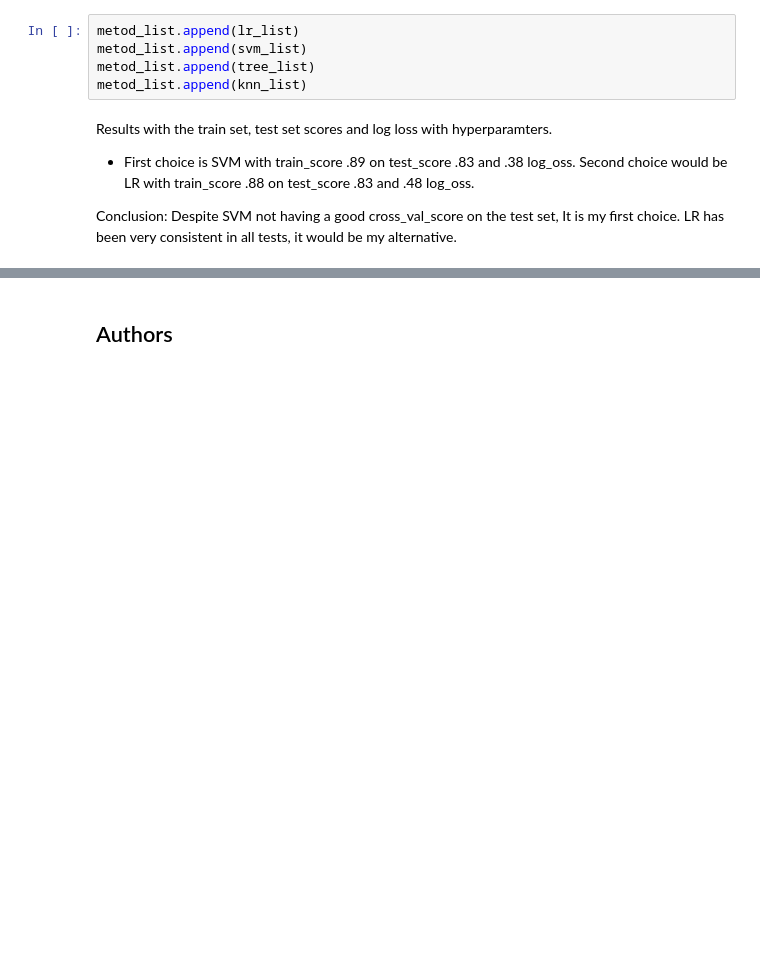
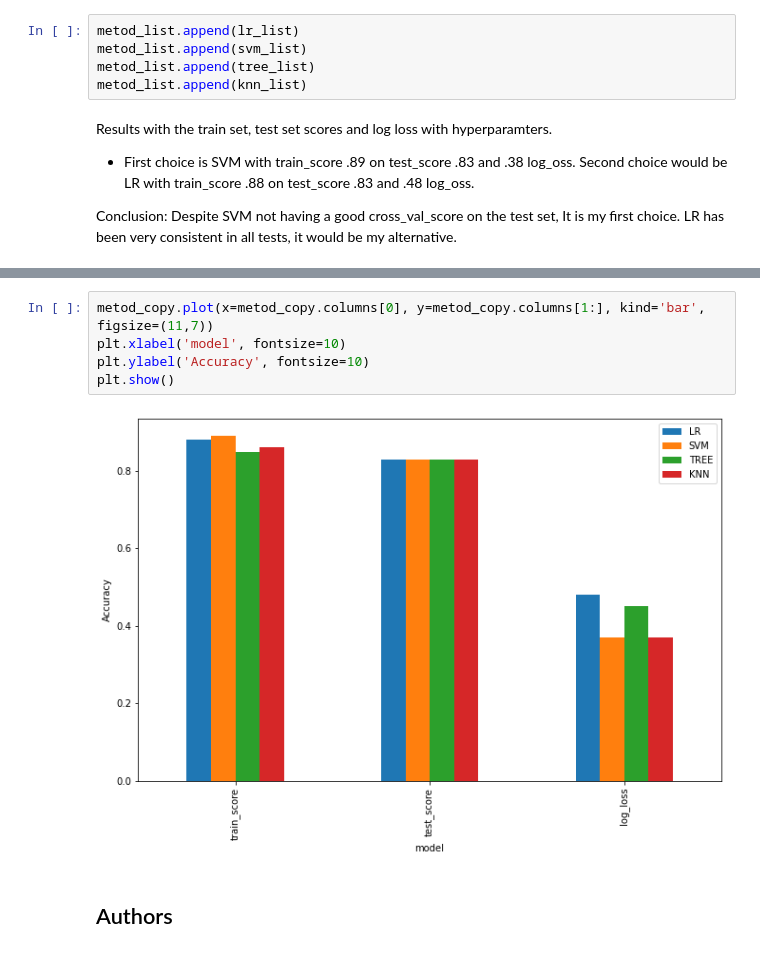
Before and after one commit to amroca79/IBM-Applied-Data-Science-Capstone, a Jupyter notebook: Falcon 9 First Stage Landing Prediction Lab.ipynb, the cells around one changed output, grey strips where cells are left out. Cells and saved outputs as stored; diff of their text form; blank space fills up the shorter version.

```diff
--- a/Falcon 9 First Stage Landing Prediction Lab.ipynb
+++ b/Falcon 9 First Stage Landing Prediction Lab.ipynb
@@ -474,3 +494,10 @@ metod_df
+# %%
+metod_copy.plot(x=metod_copy.columns[0], y=metod_copy.columns[1:], kind='bar', figsize=(11,7))
+plt.xlabel('model', fontsize=10)
+plt.ylabel('Accuracy', fontsize=10)
+plt.show()
+# %% [output]
+[figure, added]
 # %% [markdown]
 ## Authors
 # %% [markdown]
```
Also changed, not shown: parts of 9 cells of this notebook.
